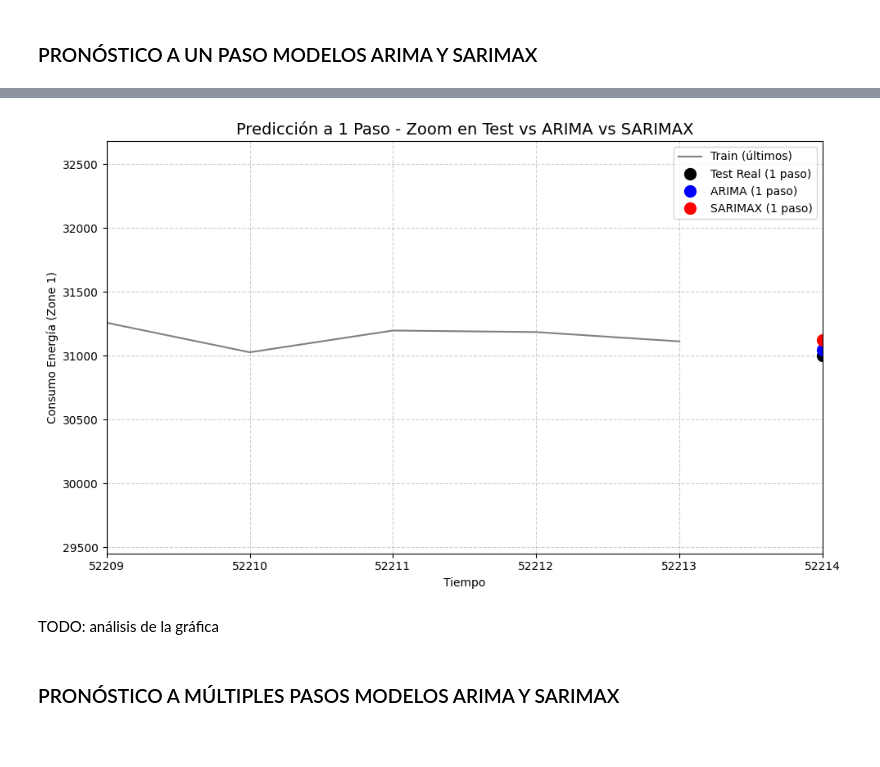
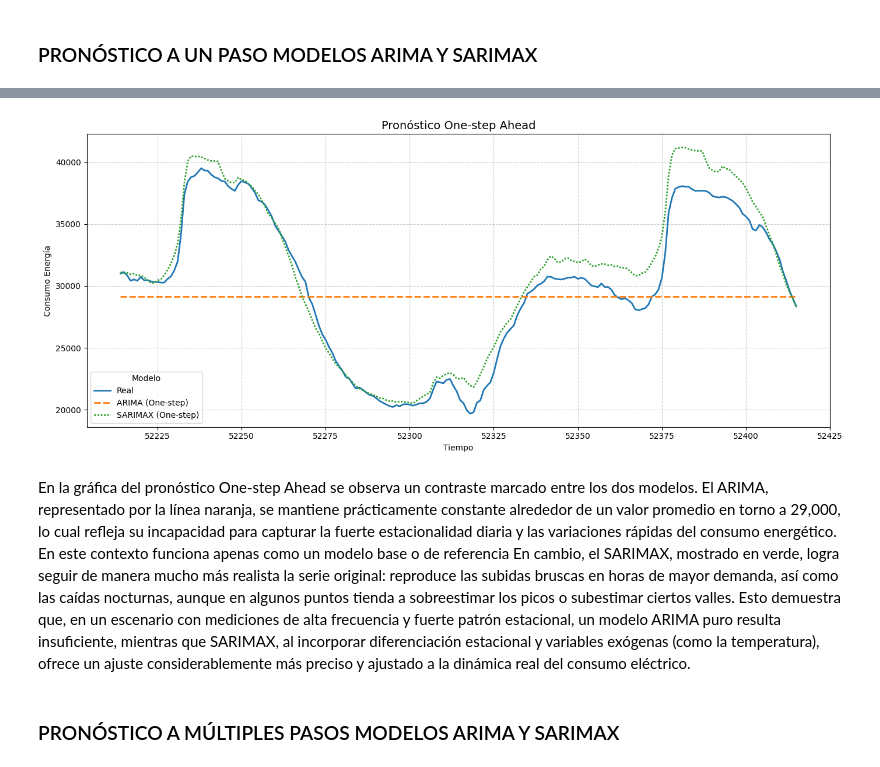
Before and after one commit to DCajiao/Time-series-forecast-of-energy-consumption-in-Tetouan-City, a Jupyter notebook: notebooks/01_ARIMA_SARIMA_modeling.ipynb, the cells around one changed output, grey strips where cells are left out. Drawn from its saved outputs; the diff is of its cells as text; code cells hidden in the pictures; blank space fills up the shorter version.

Commit message:
Análisis de gráficas y métricas

```diff
--- a/notebooks/01_ARIMA_SARIMA_modeling.ipynb
+++ b/notebooks/01_ARIMA_SARIMA_modeling.ipynb
@@ -259,18 +259,18 @@ Tiempo de entrenamiento: 922.06 segundos
 # %%
-print("\n=== SARIMAX - PRONÓSTICO A UN PASO (One-step ahead) ===")
+print("\n=== SARIMAX - PREDICCIÓN A UN PASO (One-step ahead) ===")
 
-pred_sarimax_one_step = resultado_sarimax.get_prediction(
-    start=test_serie.index[0],
-    end=test_serie.index[-1],
+pred_sarimax_1 = resultado_sarimax.get_prediction(
+    start=len(train_serie),
+    end=len(train_serie) + len(test_serie) - 1,
     exog=test_exog,
     dynamic=False
 )
 
-pred_sarimax_one_step_mean = pred_sarimax_one_step.predicted_mean
+pred_sarimax_1_mean = pred_sarimax_1.predicted_mean
 
-smape_sarimax_1step = smape(test_serie, pred_sarimax_one_step_mean)
-wape_sarimax_1step  = wape(test_serie, pred_sarimax_one_step_mean)
+smape_sarimax_1 = smape(test_serie, pred_sarimax_1_mean)
+wape_sarimax_1  = wape(test_serie, pred_sarimax_1_mean)
 
-print(f"sMAPE: {smape_sarimax_1step:.2f}%")
-print(f"WAPE : {wape_sarimax_1step:.2f}%")
+print(f"sMAPE: {smape_sarimax_1:.2f}%")
+print(f"WAPE : {wape_sarimax_1:.2f}%")
 # %% [output]
@@ -330,35 +304,30 @@ plt.show()
-# %%
-plt.figure(figsize=(10,6))
-
-# Últimos puntos del train para dar contexto (ej. últimos 30 observaciones)
-plt.plot(train_serie.index[-30:], train_serie.values[-30:], label="Train (últimos)", color="gray")
-
-# Plot puntos reales y predicciones
-plt.plot(test_serie.index[0], test_serie.iloc[0], 'o', color="black", label="Test Real (1 paso)", markersize=10)
-plt.plot(pred_arima_1.index, pred_arima_1.values, 'o', color="blue", label="ARIMA (1 paso)", markersize=10)
-plt.plot(pred_sarimax_1.index, pred_sarimax_1.values, 'o', color="red", label="SARIMAX (1 paso)", markersize=10)
-
-# --- ZOOM DINÁMICO ---
-# Obtener valores mínimo y máximo entre los puntos para hacer zoom
-val_min = min(test_serie.iloc[0], pred_arima_1.iloc[0], pred_sarimax_1.iloc[0])
-val_max = max(test_serie.iloc[0], pred_arima_1.iloc[0], pred_sarimax_1.iloc[0])
-
-# Márgenes alrededor para que se vea claro (5% extra arriba/abajo)
-plt.ylim(val_min*0.95, val_max*1.05)
-
-# Ajustar eje X para enfocar en ese rango puntual
-plt.xlim(train_serie.index[-5], test_serie.index[0])
-
-plt.title("Predicción a 1 Paso - Zoom en Test vs ARIMA vs SARIMAX", fontsize=14)
-plt.xlabel("Tiempo")
-plt.ylabel("Consumo Energía (Zone 1)")
-plt.legend()
-plt.grid(True, linestyle="--", alpha=0.6)
-plt.tight_layout()
-plt.show()
-# %% [output]
-[figure, removed]
-# %% [markdown]
-TODO: análisis de la gráfica
+# %%
+# Armar dataframe con predicciones one-step
+df_one_step = pd.DataFrame({
+    "time": test_serie.index,
+    "Real": test_serie.values,
+    "ARIMA (One-step)": pred_arima_one_step_mean.values,
+    "SARIMAX (One-step)": pred_sarimax_1_mean.values
+})
+
+# Convertir a formato largo (tidy)
+df_one_step_long = df_one_step.melt(id_vars="time",
+                                    value_vars=["Real", "ARIMA (One-step)", "SARIMAX (One-step)"],
+                                    var_name="Modelo", value_name="Consumo")
+
+# Gráfico con seaborn
+plt.figure(figsize=(14,6))
+sns.lineplot(data=df_one_step_long, x="time", y="Consumo", hue="Modelo", style="Modelo", linewidth=2)
+
+plt.title("Pronóstico One-step Ahead", fontsize=14)
+plt.xlabel("Tiempo")
+plt.ylabel("Consumo Energía")
+plt.grid(True, linestyle="--", alpha=0.6)
+plt.tight_layout()
+plt.show()
+# %% [output]
+[figure, added]
+# %% [markdown]
+En la gráfica del pronóstico One-step Ahead se observa un contraste marcado entre los dos modelos. El ARIMA, representado por la línea naranja, se mantiene prácticamente constante alrededor de un valor promedio en torno a 29,000, lo cual refleja su incapacidad para capturar la fuerte estacionalidad diaria y las variaciones rápidas del consumo energético. En este contexto funciona apenas como un modelo base o de referencia En cambio, el SARIMAX, mostrado en verde, logra seguir de manera mucho más realista la serie original: reproduce las subidas bruscas en horas de mayor demanda, así como las caídas nocturnas, aunque en algunos puntos tienda a sobreestimar los picos o subestimar ciertos valles. Esto demuestra que, en un escenario con mediciones de alta frecuencia y fuerte patrón estacional, un modelo ARIMA puro resulta insuficiente, mientras que SARIMAX, al incorporar diferenciación estacional y variables exógenas (como la temperatura), ofrece un ajuste considerablemente más preciso y ajustado a la dinámica real del consumo eléctrico.
 # %% [markdown]
 ### PRONÓSTICO A MÚLTIPLES PASOS MODELOS ARIMA Y SARIMAX
```
Also changed, not shown: parts of 12 cells of this notebook.
